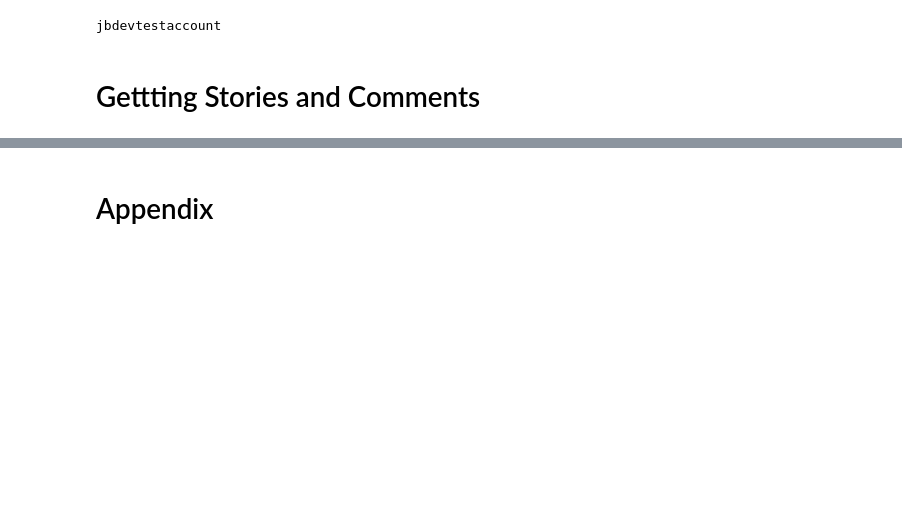
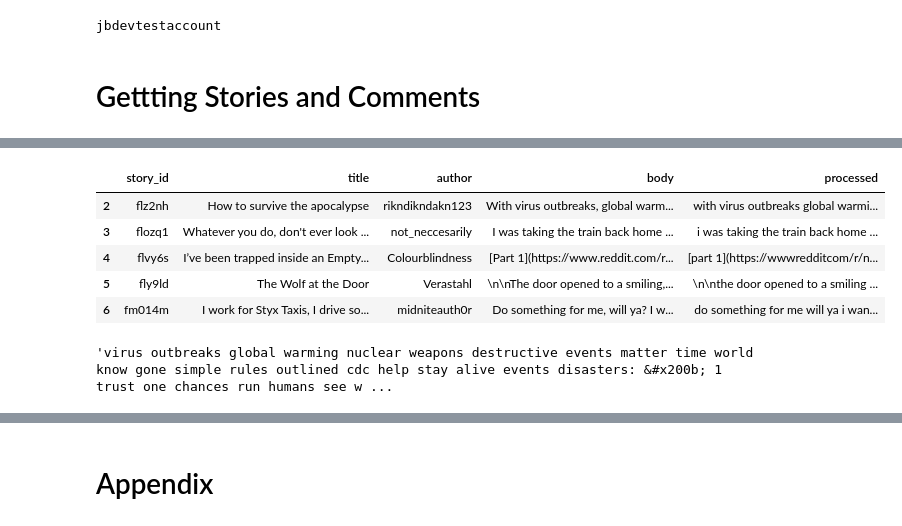
Before and after one commit to CSE6242TEAM135/Nosleep-Recommender-System, a Jupyter notebook: reddit_scraping.ipynb, the cells around one changed output, grey strips where cells are left out. Saved outputs shown, nothing was run; the diff lists cells and outputs as text; code cells hidden in the pictures; blank space fills up the shorter version.

```diff
--- a/reddit_scraping.ipynb
+++ b/reddit_scraping.ipynb
@@ -95,0 +104,21 @@ comment_test
+# %%
+# make it all lower case
+story_df['processed'] = story_df['processed'].map(lambda x: x.lower())
+story_df.head()
+# %% [output]
+|  | story_id | title | author | body | processed |
+| 2 | flz2nh | How to survive the apocalypse | rikndikndakn123 | With virus outbreaks, global warm... | with virus outbreaks global warmi... |
+| 3 | flozq1 | Whatever you do, don't ever look ... | not_neccesarily | I was taking the train back home ... | i was taking the train back home ... |
+| 4 | flvy6s | I’ve been trapped inside an Empty... | Colourblindness | [Part 1](https://www.reddit.com/r... | [part 1](https://wwwredditcom/r/n... |
+| 5 | fly9ld | The Wolf at the Door | Verastahl | \n\nThe door opened to a smiling,... | \n\nthe door opened to a smiling ... |
+| 6 | fm014m | I work for Styx Taxis, I drive so... | midniteauth0r | Do something for me, will ya? I w... | do something for me will ya i wan... |
+# %%
+test = story_df['processed'][2]
+test = test.replace('\n',' ')
+test = test.replace('*', ' ')
+test = test.split()
+test = [word for word in test if word not in stopwords.words('english')]
+final = ' '.join(test)
+final
+# %% [output]
+'virus outbreaks global warming nuclear weapons destructive events matter time world know gone simple rules outlined cdc help stay alive events disasters: &#x200b; 1 trust one chances run humans see w ...
```
Also changed, not shown: parts of 19 cells of this notebook.
